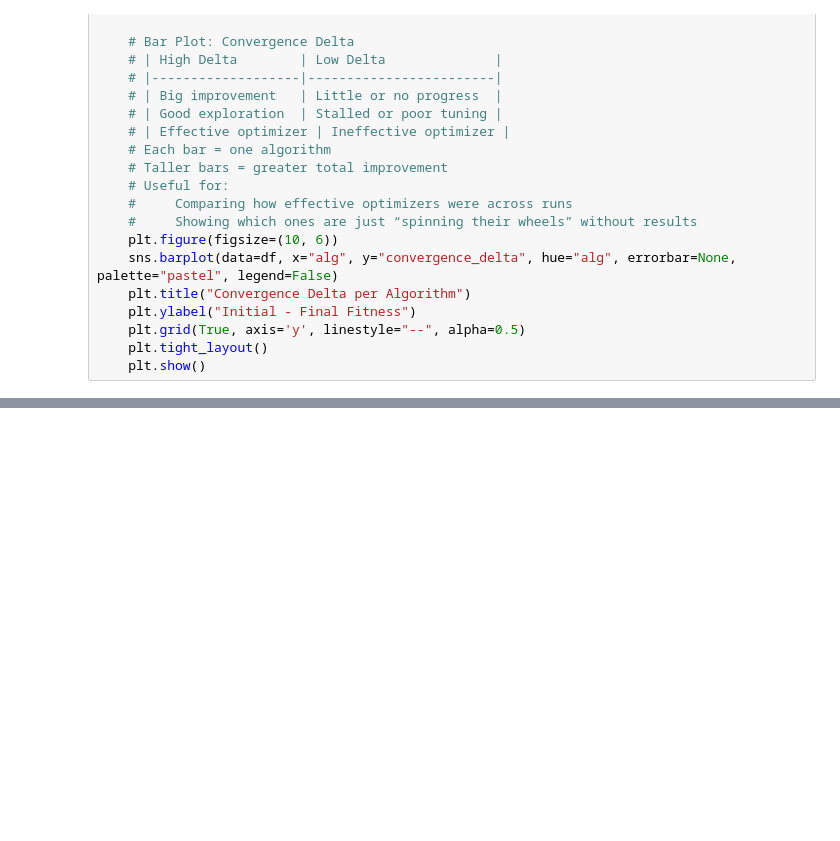
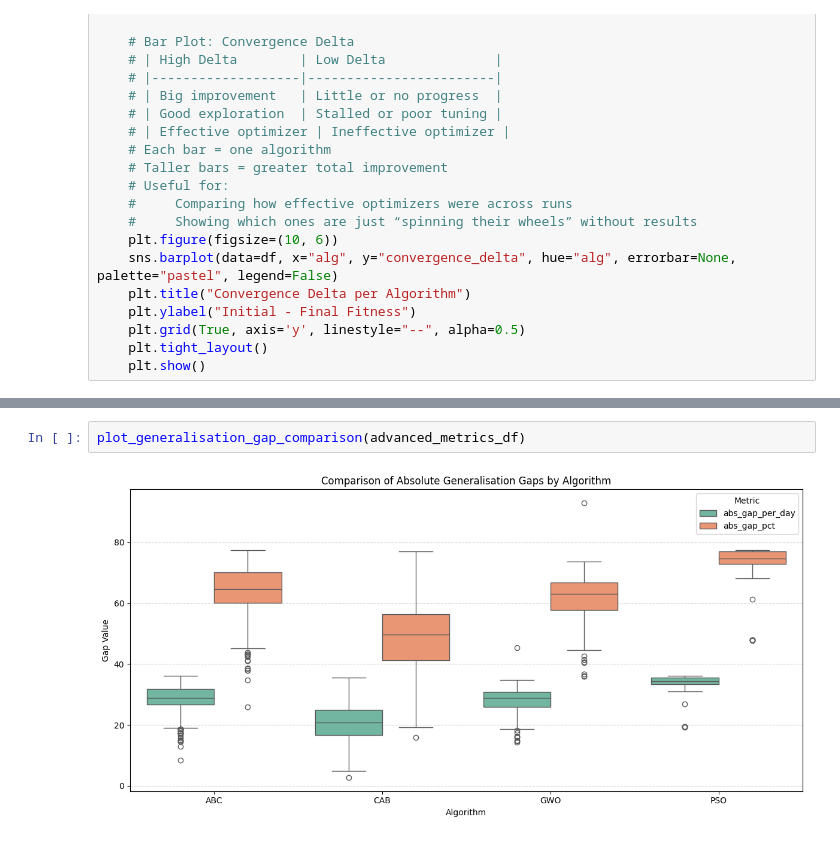
Before and after one commit to Tarnage/crypto_optimiser, a Jupyter notebook: foward_test.ipynb, the cells around one changed output, grey strips where cells are left out. Drawn from its saved outputs; the diff is of its cells as text; blank space fills up the shorter version.

```diff
--- a/foward_test.ipynb
+++ b/foward_test.ipynb
@@ -745,0 +858,4 @@ plot_advanced_insights(advanced_metrics_df)
+# %%
+plot_generalisation_gap_comparison(advanced_metrics_df)
+# %% [output]
+[figure, added]
```
Also changed, not shown: parts of 23 cells of this notebook, 10 other files.
